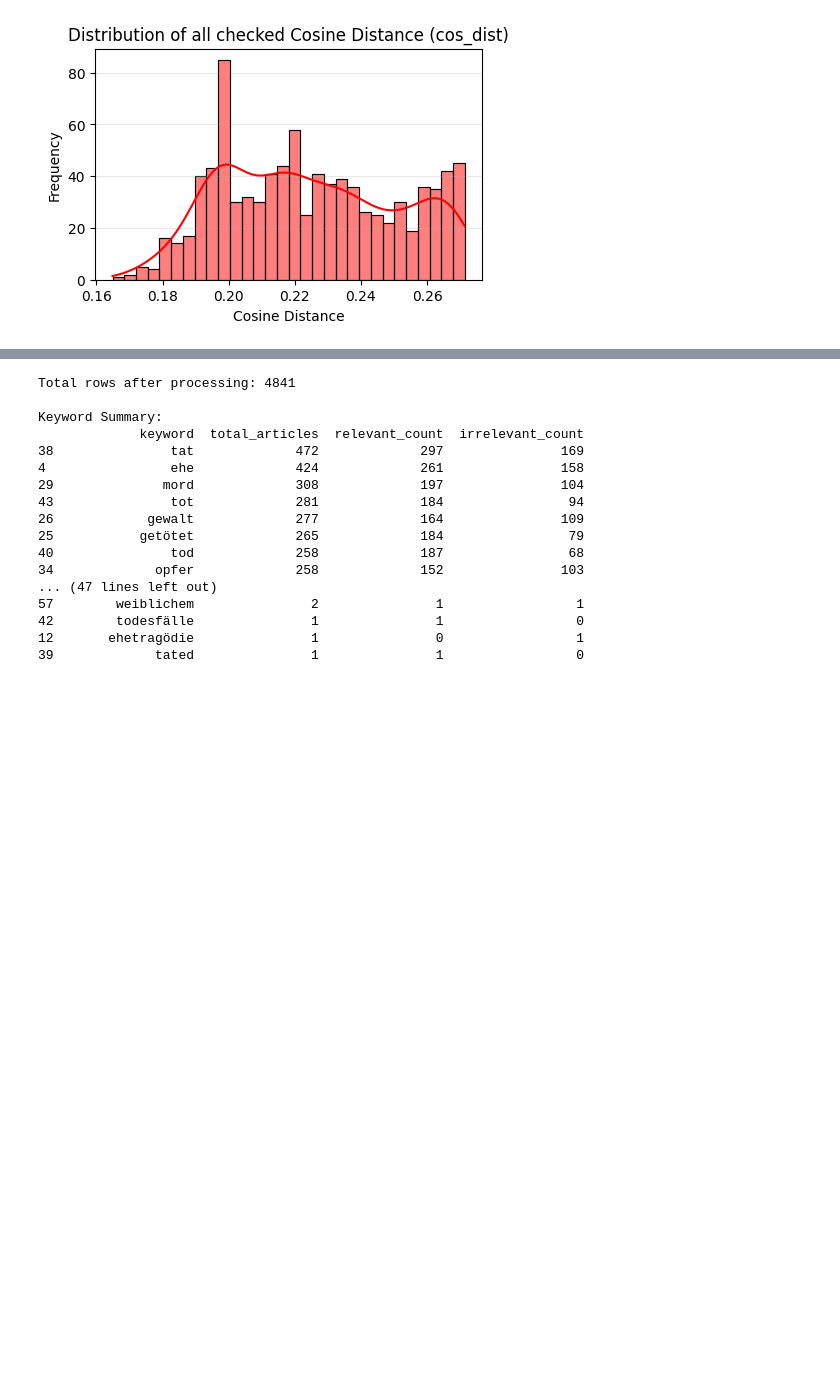
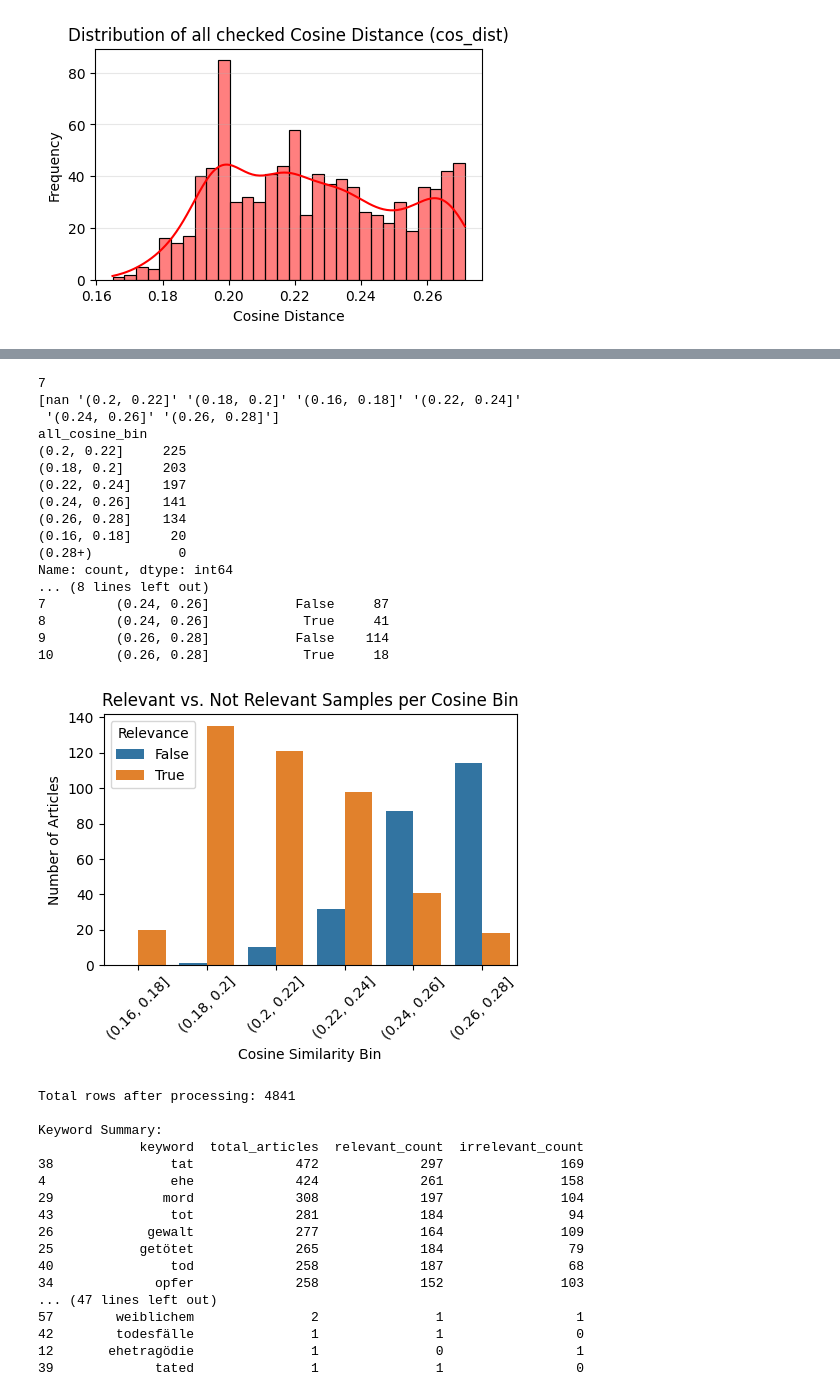
Before and after one commit to madelinemmiller18/geonews_femicide, a Jupyter notebook: experiments/exploratory/query_relevance_compare.ipynb, the cells around one changed output, grey strips where cells are left out. Saved outputs shown, nothing was run; the diff lists cells and outputs as text; code cells hidden in the pictures; blank space fills up the shorter version.

```diff
--- a/experiments/exploratory/query_relevance_compare.ipynb
+++ b/experiments/exploratory/query_relevance_compare.ipynb
@@ -23,6 +24,8 @@ df_32_raw = pd.read_csv(f'{source_path}repository_queries/500000_32_homicide-fem
 df_tag = pd.read_csv(f'{source_path}processed/manual-tag_all_parsedson.csv')
 #upload keyword data
 df_key = pd.read_csv(f'{source_path}manual_tag/femicide_keywords.csv')
+#upload top 25 data
+df_25 = pd.read_csv(f'{source_path}processed/7-14_22-24_26-27_29-32_2017-2023_top25.csv')
 
 #filter to only one entry per NUTS
 df_32_raw['NUTS'] = df_32_raw['NUTS'].fillna('').astype(str)
@@ -43,7 +46,7 @@ df_sampled = df_tag.dropna(subset=['query_32_cosine_bin', 'woman_murdered'])
 #get list of ids
 sampled_ids = df_sampled['id']
 #filter raw dataset to just those ids
-df_32_sampled = df_32[df_32['id'].isin(sampled_ids)]
+df_32_sampled = df_32[df_32['id'].isin(sampled_ids)].copy()
 
 #all ids that were manualy checked that had a T/F outcome
 #filter out nan for 'woman_murdered'
@@ -51,7 +54,7 @@ df_checked = df_tag[df_tag['woman_murdered'].notna()]
 #get list of ids
 checked_ids = df_checked['id']
 #filter raw dataset to just those ids
-df_32_checked = df_32[df_32['id'].isin(checked_ids)]
+df_32_checked = df_32[df_32['id'].isin(checked_ids)].copy()
 
 
 # Verify the result
@@ -166,3 +248,59 @@ plt.show()
 # %%
-#try class visualization
+#For all checked results, how many relavant/irrelavant articles are included in each cosine bin?
+
+#sort all checked into bins (add cosine bin row)
+df_25['all_cosine_bin'] = pd.cut(
+    df_32_checked['cos_dist_32_homicide-female_DE'],
+    bins=[0.16, 0.18, 0.20, 0.22, 0.24, 0.26, 0.28, np.inf],
+    labels=['(0.16, 0.18]', '(0.18, 0.2]', '(0.2, 0.22]',
+            '(0.22, 0.24]', '(0.24, 0.26]', '(0.26, 0.28]', '(0.28+)']
+)
+
+# Check result
+print(df_32_checked['all_cosine_bin'].value_counts())
+
+# Count relevant and not relevant per bin
+bin_counts = df_sampled.groupby(['query_32_cosine_bin', 'woman_murdered']).size().reset_index(name='count')
+
+print(bin_counts)
+
+# sort bins numerically
+bin_order = ['(0.16, 0.18]', '(0.18, 0.2]', '(0.2, 0.22]', '(0.22, 0.24]', '(0.24, 0.26]', '(0.26, 0.28]']
+bin_counts['query_32_cosine_bin'] = pd.Categorical(bin_counts['query_32_cosine_bin'], categories=bin_order, ordered=True)
+bin_counts = bin_counts.sort_values('query_32_cosine_bin')
+
+# Plotting
+plt.figure(figsize=(5,4))
+sns.barplot(
+    data=bin_counts,
+    x='query_32_cosine_bin',
+    y='count',
+    hue='woman_murdered'
+)
+plt.title('Relevant vs. Not Relevant Samples per Cosine Bin')
+plt.xlabel('Cosine Similarity Bin')
+plt.ylabel('Number of Articles')
+plt.xticks(rotation=45)
+plt.legend(title='Relevance')
+plt.tight_layout()
+plt.show()
+# %% [output]
+7
+[nan '(0.2, 0.22]' '(0.18, 0.2]' '(0.16, 0.18]' '(0.22, 0.24]'
+ '(0.24, 0.26]' '(0.26, 0.28]']
+all_cosine_bin
+(0.2, 0.22]     225
+(0.18, 0.2]     203
+(0.22, 0.24]    197
+(0.24, 0.26]    141
+(0.26, 0.28]    134
+(0.16, 0.18]     20
+(0.28+)           0
+Name: count, dtype: int64
+... (8 lines left out)
+7         (0.24, 0.26]           False     87
+8         (0.24, 0.26]            True     41
+9         (0.26, 0.28]           False    114
+10        (0.26, 0.28]            True     18
+[figure, added]
 # %%
```
Also changed, not shown: parts of 6 cells of this notebook, 1 other file.
